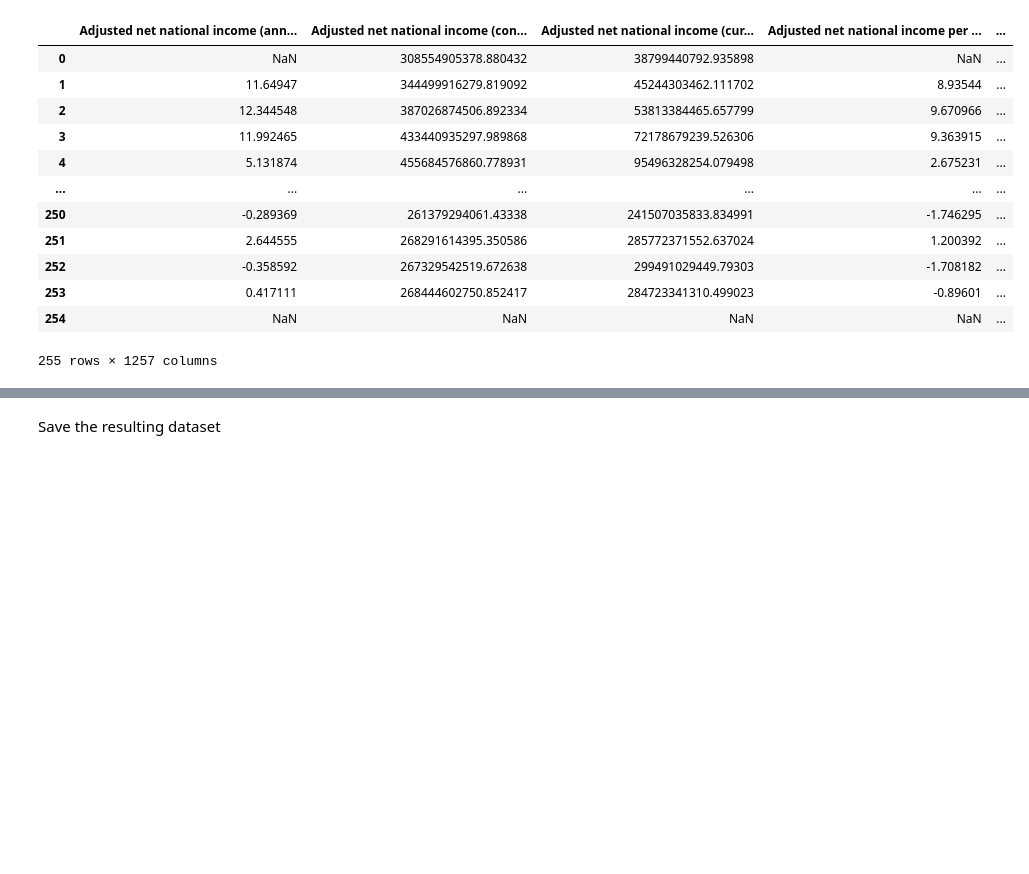
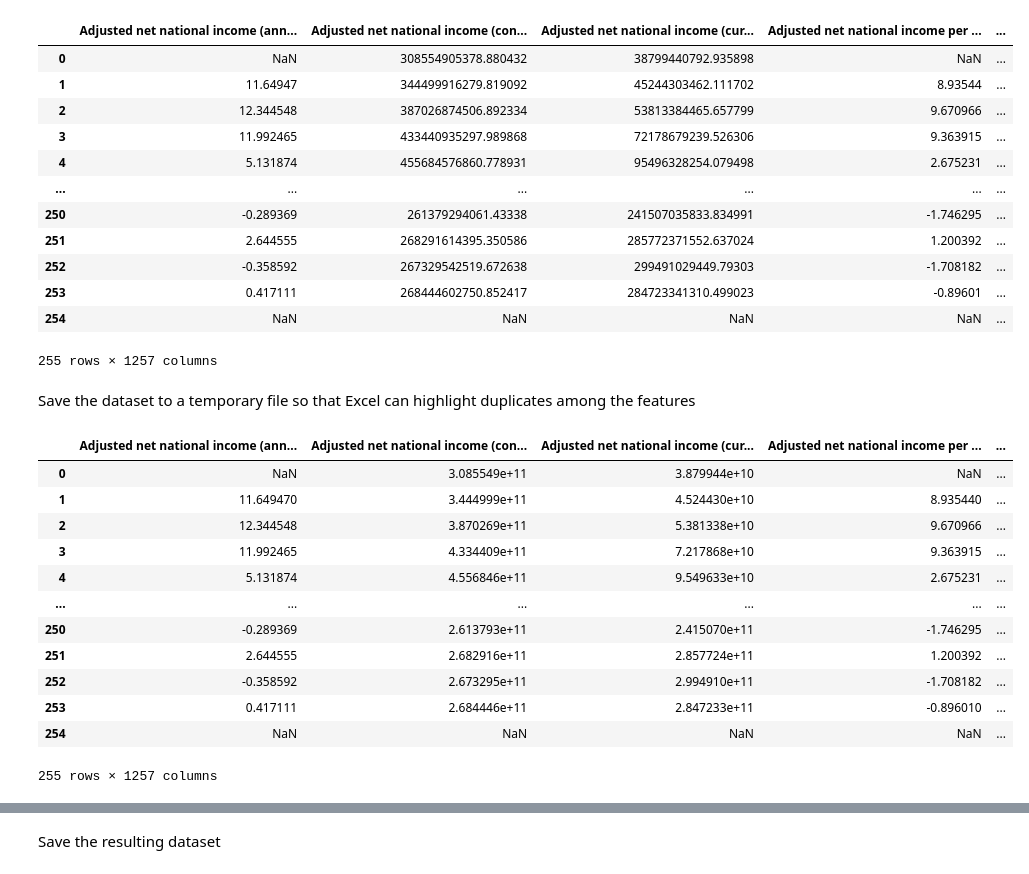
Before and after one commit to DaniilAlenushkin/predicting_a_country_economic_potential, a Jupyter notebook: prepare_dataset.ipynb, the cells around one changed output, grey strips where cells are left out. Cells and saved outputs as stored; diff of their text form; code cells hidden in the pictures; blank space fills up the shorter version.

```diff
--- a/prepare_dataset.ipynb
+++ b/prepare_dataset.ipynb
@@ -131,3 +132,26 @@ without_na_dataset
 | 253 | 0.417111 | 268444602750.852417 | 284723341310.499023 | -0.89601 | ... |
 | 254 | NaN | NaN | NaN | NaN | ... |
 255 rows × 1257 columns
+# %% [markdown]
+Save the dataset to a temporary file so that Excel can highlight duplicates among the features
+# %%
+tmp_file_path = 'dataset/prepared_dataset/tmp_dataset.xlsx'
+without_na_dataset.to_excel(tmp_file_path)
+tmp_dataset = pd.read_excel(tmp_file_path)
+tmp_dataset  = tmp_dataset.iloc[:, 1:]
+os.remove(tmp_file_path)
+tmp_dataset
+# %% [output]
+|  | Adjusted net national income (ann... | Adjusted net national income (con... | Adjusted net national income (cur... | Adjusted net national income per ... | ... |
+| 0 | NaN | 3.085549e+11 | 3.879944e+10 | NaN | ... |
+| 1 | 11.649470 | 3.444999e+11 | 4.524430e+10 | 8.935440 | ... |
+| 2 | 12.344548 | 3.870269e+11 | 5.381338e+10 | 9.670966 | ... |
+| 3 | 11.992465 | 4.334409e+11 | 7.217868e+10 | 9.363915 | ... |
+| 4 | 5.131874 | 4.556846e+11 | 9.549633e+10 | 2.675231 | ... |
+| ... | ... | ... | ... | ... | ... |
+| 250 | -0.289369 | 2.613793e+11 | 2.415070e+11 | -1.746295 | ... |
+| 251 | 2.644555 | 2.682916e+11 | 2.857724e+11 | 1.200392 | ... |
+| 252 | -0.358592 | 2.673295e+11 | 2.994910e+11 | -1.708182 | ... |
+| 253 | 0.417111 | 2.684446e+11 | 2.847233e+11 | -0.896010 | ... |
+| 254 | NaN | NaN | NaN | NaN | ... |
+255 rows × 1257 columns
```
Also changed, not shown: parts of 19 cells of this notebook, 7 other files.
